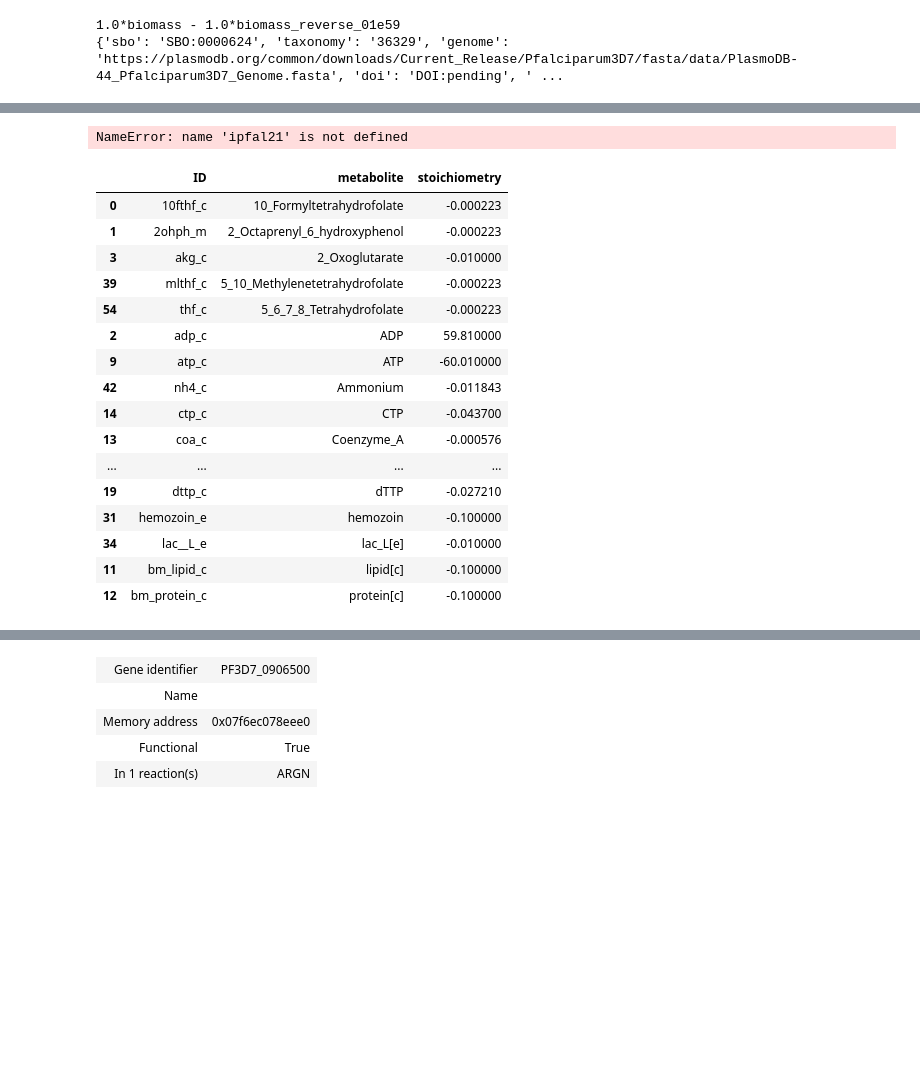
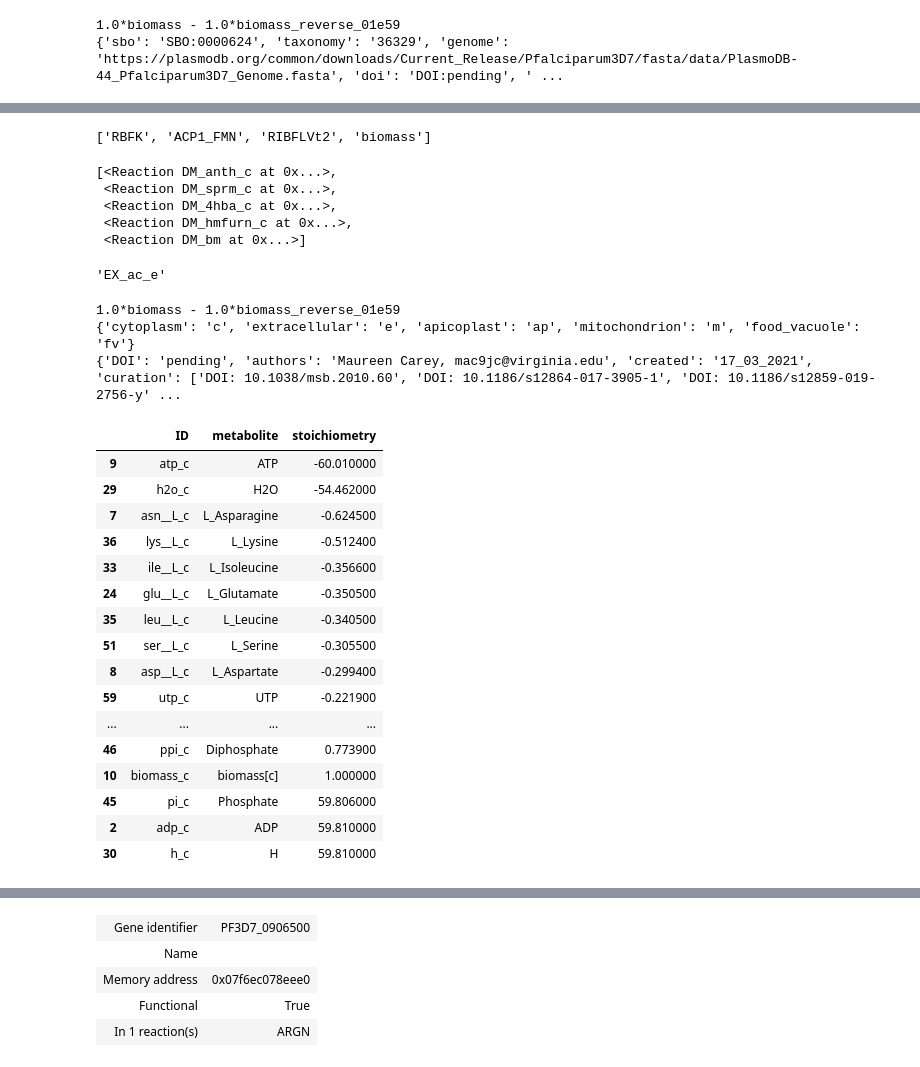
Before and after one commit to Nexia23/Plasmodium_abs_FBA, a Jupyter notebook: FBA_Carey_models/FBA_Carey.ipynb, the cells around one changed output, grey strips where cells are left out. Saved outputs shown, nothing was run; the diff lists cells and outputs as text; code cells hidden in the pictures; blank space fills up the shorter version.

```diff
--- a/FBA_Carey_models/FBA_Carey.ipynb
+++ b/FBA_Carey_models/FBA_Carey.ipynb
@@ -30,43 +303,64 @@ ipfal21 = cobra.io.load_json_model("iPfal21.json")
+# %%
+meta='ribflv_c'
+rxn_set = ipfal21.metabolites.get_by_id(meta).reactions
+rxns = [rxn.id for rxn in rxn_set]
+print(rxns)
+# %% [output]
+['RBFK', 'ACP1_FMN', 'RIBFLVt2', 'biomass']
+# %%
+ipfal21.demands
+# %% [output]
+[<Reaction DM_anth_c at 0x...>,
+ <Reaction DM_sprm_c at 0x...>,
+ <Reaction DM_4hba_c at 0x...>,
+ <Reaction DM_hmfurn_c at 0x...>,
+ <Reaction DM_bm at 0x...>]
+# %%
+exchange_rxns[1]
+# %% [output]
+'EX_ac_e'
 # %%
 print(ipfal21.objective.expression)
 print(ipfal21.compartments)
 print(ipfal21.annotation)
-del ipfal21
+#del ipfal21
 # %% [output]
-NameError: name 'ipfal21' is not defined
+1.0*biomass - 1.0*biomass_reverse_01e59
+{'cytoplasm': 'c', 'extracellular': 'e', 'apicoplast': 'ap', 'mitochondrion': 'm', 'food_vacuole': 'fv'}
+{'DOI': 'pending', 'authors': 'Maureen Carey, mac9jc@virginia.edu', 'created': '17_03_2021', 'curation': ['DOI: 10.1038/msb.2010.60', 'DOI: 10.1186/s12864-017-3905-1', 'DOI: 10.1186/s12859-019-2756-y' ...
 # %%
 # find all substrates of the biomass reaction
 biomets = ipfal21.reactions.biomass.metabolites #r_4041 = biomassreaction 8
 
 s = list(biomets.values()) #stoichiometry of the metabolites in the reaction
 m = list(biomets.keys()) # ID of the metabolite in the reaction
 
 # print a table of metabolites and their stoichiometry
 
 metname = [mi.name for mi in m]# names of the metabolite in the reaction
 
 # table printing (this is very messy)
 
 biomass = pd.DataFrame.from_records(map(list, zip(*[m,metname,s])),columns=['ID', 'metabolite','stoichiometry'])
-biomass.sort_values(by='metabolite', ascending='False')
+biomass.sort_values(by='metabolite', ascending='True')
 # %% [output]
 |  | ID | metabolite | stoichiometry |
-| 0 | 10fthf_c | 10_Formyltetrahydrofolate | -0.000223 |
-| 1 | 2ohph_m | 2_Octaprenyl_6_hydroxyphenol | -0.000223 |
-| 3 | akg_c | 2_Oxoglutarate | -0.010000 |
-| 39 | mlthf_c | 5_10_Methylenetetrahydrofolate | -0.000223 |
-| 54 | thf_c | 5_6_7_8_Tetrahydrofolate | -0.000223 |
+| 9 | atp_c | ATP | -60.010000 |
+| 29 | h2o_c | H2O | -54.462000 |
+| 7 | asn__L_c | L_Asparagine | -0.624500 |
+| 36 | lys__L_c | L_Lysine | -0.512400 |
+| 33 | ile__L_c | L_Isoleucine | -0.356600 |
+| 24 | glu__L_c | L_Glutamate | -0.350500 |
+| 35 | leu__L_c | L_Leucine | -0.340500 |
+| 51 | ser__L_c | L_Serine | -0.305500 |
+| 8 | asp__L_c | L_Aspartate | -0.299400 |
+| 59 | utp_c | UTP | -0.221900 |
+| ... | ... | ... | ... |
+| 46 | ppi_c | Diphosphate | 0.773900 |
+| 10 | biomass_c | biomass[c] | 1.000000 |
+| 45 | pi_c | Phosphate | 59.806000 |
 | 2 | adp_c | ADP | 59.810000 |
-| 9 | atp_c | ATP | -60.010000 |
-| 42 | nh4_c | Ammonium | -0.011843 |
-| 14 | ctp_c | CTP | -0.043700 |
-| 13 | coa_c | Coenzyme_A | -0.000576 |
-| ... | ... | ... | ... |
-| 19 | dttp_c | dTTP | -0.027210 |
-| 31 | hemozoin_e | hemozoin | -0.100000 |
-| 34 | lac__L_e | lac_L[e] | -0.010000 |
-| 11 | bm_lipid_c | lipid[c] | -0.100000 |
-| 12 | bm_protein_c | protein[c] | -0.100000 |
+| 30 | h_c | H | 59.810000 |
 # %%
 ipfal21.metabolites.bm_lipid_c
 # %% [output]
```
Also changed, not shown: parts of 12 cells of this notebook, 38 other files.
